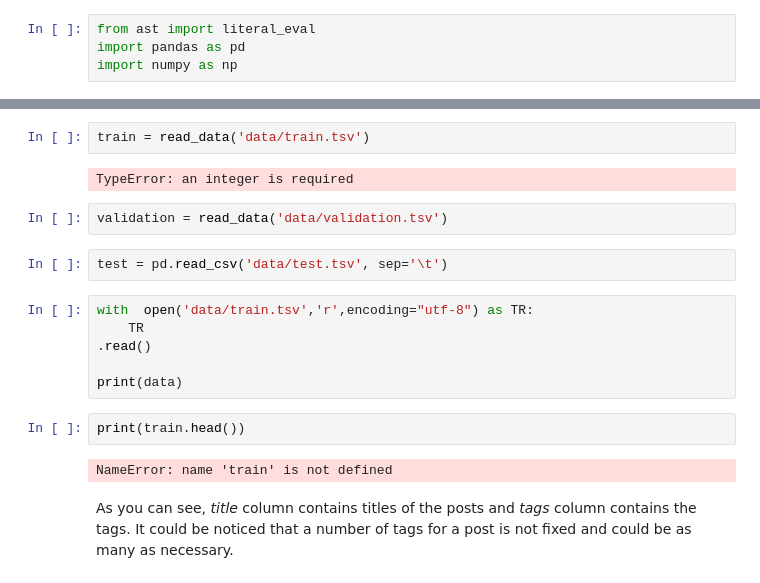
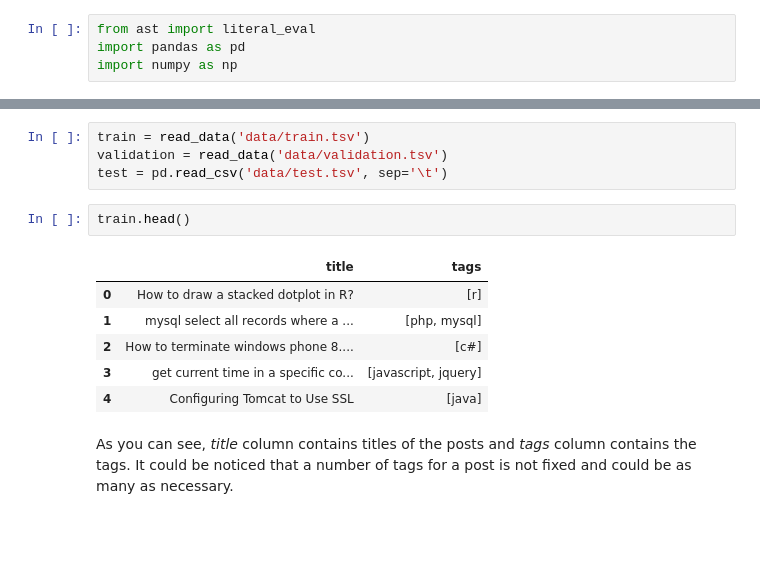
Before and after one commit to anandrathidev/RESUMEParse, a Jupyter notebook: week1-MultilabelClassification.ipynb, the cells around one changed output, grey strips where cells are left out. Cells and saved outputs as stored; diff of their text form; blank space fills up the shorter version.

```diff
--- a/week1-MultilabelClassification.ipynb
+++ b/week1-MultilabelClassification.ipynb
@@ -57,23 +58,18 @@ def read_data(filename):
     data['tags'] = data['tags'].apply(literal_eval)
     return data
-# %%
-train = read_data('data/train.tsv')
-# %% [output]
-TypeError: an integer is required
-# %%
-validation = read_data('data/validation.tsv')
 # %%
+train = read_data('data/train.tsv')
+validation = read_data('data/validation.tsv')
 test = pd.read_csv('data/test.tsv', sep='\t')
-# %%
-with  open('data/train.tsv','r',encoding="utf-8") as TR:
-    TR
-.read()
-
-print(data)
-# %%
-print(train.head())
-# %% [output]
-NameError: name 'train' is not defined
+# %%
+train.head()
+# %% [output]
+|  | title | tags |
+| 0 | How to draw a stacked dotplot in R? | [r] |
+| 1 | mysql select all records where a ... | [php, mysql] |
+| 2 | How to terminate windows phone 8.... | [c#] |
+| 3 | get current time in a specific co... | [javascript, jquery] |
+| 4 | Configuring Tomcat to Use SSL | [java] |
 # %% [markdown]
 As you can see, *title* column contains titles of the posts and *tags* column contains the tags. It could be noticed that a number of tags for a post is not fixed and could be as many as necessary.
 # %% [markdown]
```
Also changed, not shown: parts of 30 cells of this notebook.
